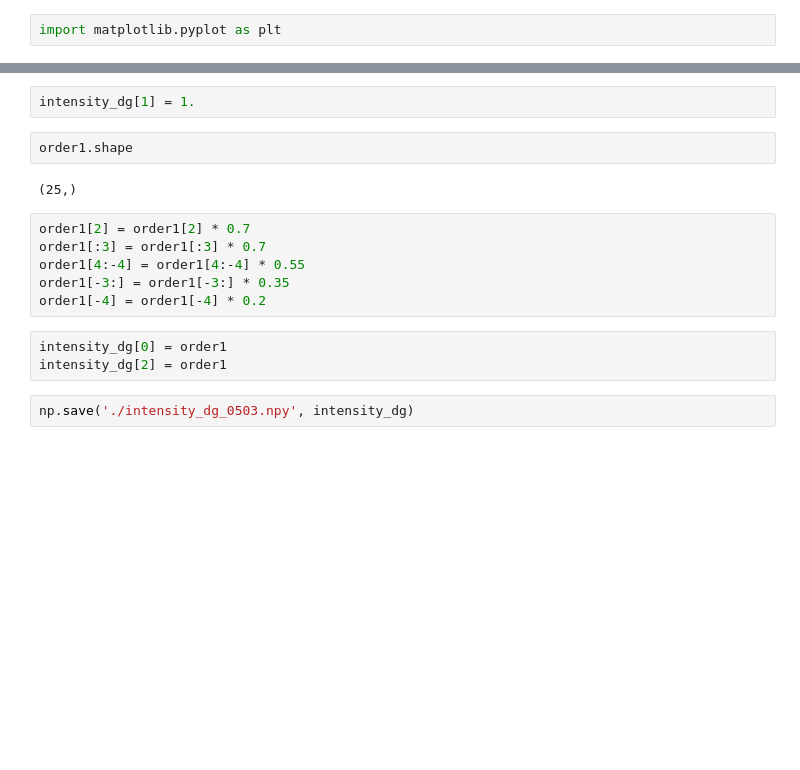
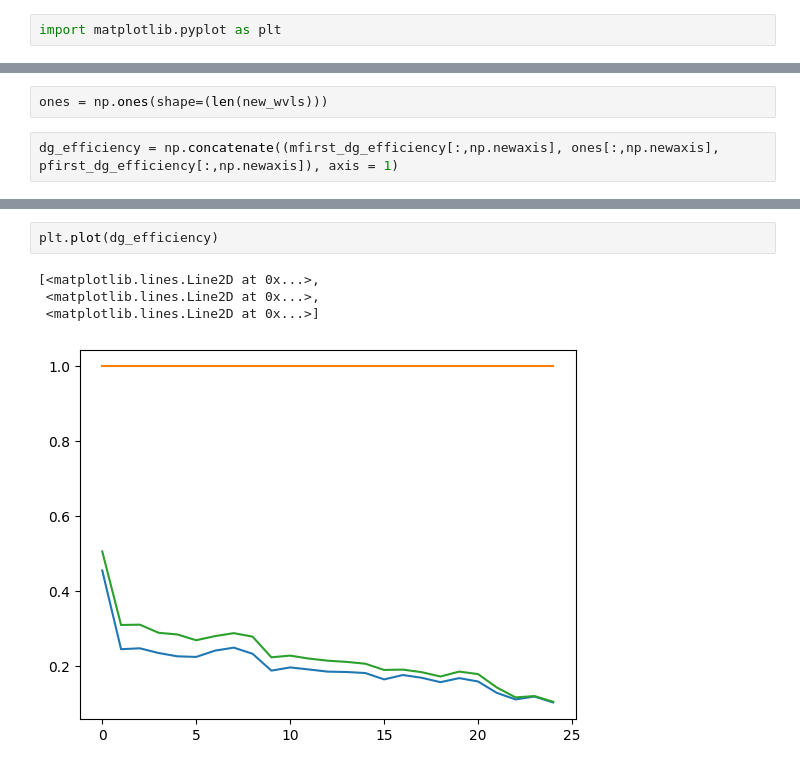
Before and after one commit to shshin1210/DSL, a Jupyter notebook: calibration/diffraction_grating_efficiency/dg_intensity.ipynb, the cells around one changed output, grey strips where cells are left out. Drawn from its saved outputs; the diff is of its cells as text; blank space fills up the shorter version.

```diff
--- a/calibration/diffraction_grating_efficiency/dg_intensity.ipynb
+++ b/calibration/diffraction_grating_efficiency/dg_intensity.ipynb
@@ -199,0 +165,4 @@ plt.subplot(131), plt.plot(new_wvls, order1), plt.title('order m = 1')
+# %%
+ones = np.ones(shape=(len(new_wvls)))
+# %%
+dg_efficiency = np.concatenate((mfirst_dg_efficiency[:,np.newaxis], ones[:,np.newaxis], pfirst_dg_efficiency[:,np.newaxis]), axis = 1)
@@ -214,17 +175,7 @@ intensity_dg = np.zeros(shape=(3,25))
-# %%
-intensity_dg[1] = 1.
-# %%
-order1.shape
-# %% [output]
-(25,)
-# %%
-order1[2] = order1[2] * 0.7
-order1[:3] = order1[:3] * 0.7
-order1[4:-4] = order1[4:-4] * 0.55
-order1[-3:] = order1[-3:] * 0.35
-order1[-4] = order1[-4] * 0.2
-# %%
-intensity_dg[0] = order1
-intensity_dg[2] = order1
-# %%
-np.save('./intensity_dg_0503.npy', intensity_dg)
+# %%
+plt.plot(dg_efficiency)
+# %% [output]
+[<matplotlib.lines.Line2D at 0x...>,
+ <matplotlib.lines.Line2D at 0x...>,
+ <matplotlib.lines.Line2D at 0x...>]
+[figure, added]
```
Also changed, not shown: parts of 29 cells of this notebook.
